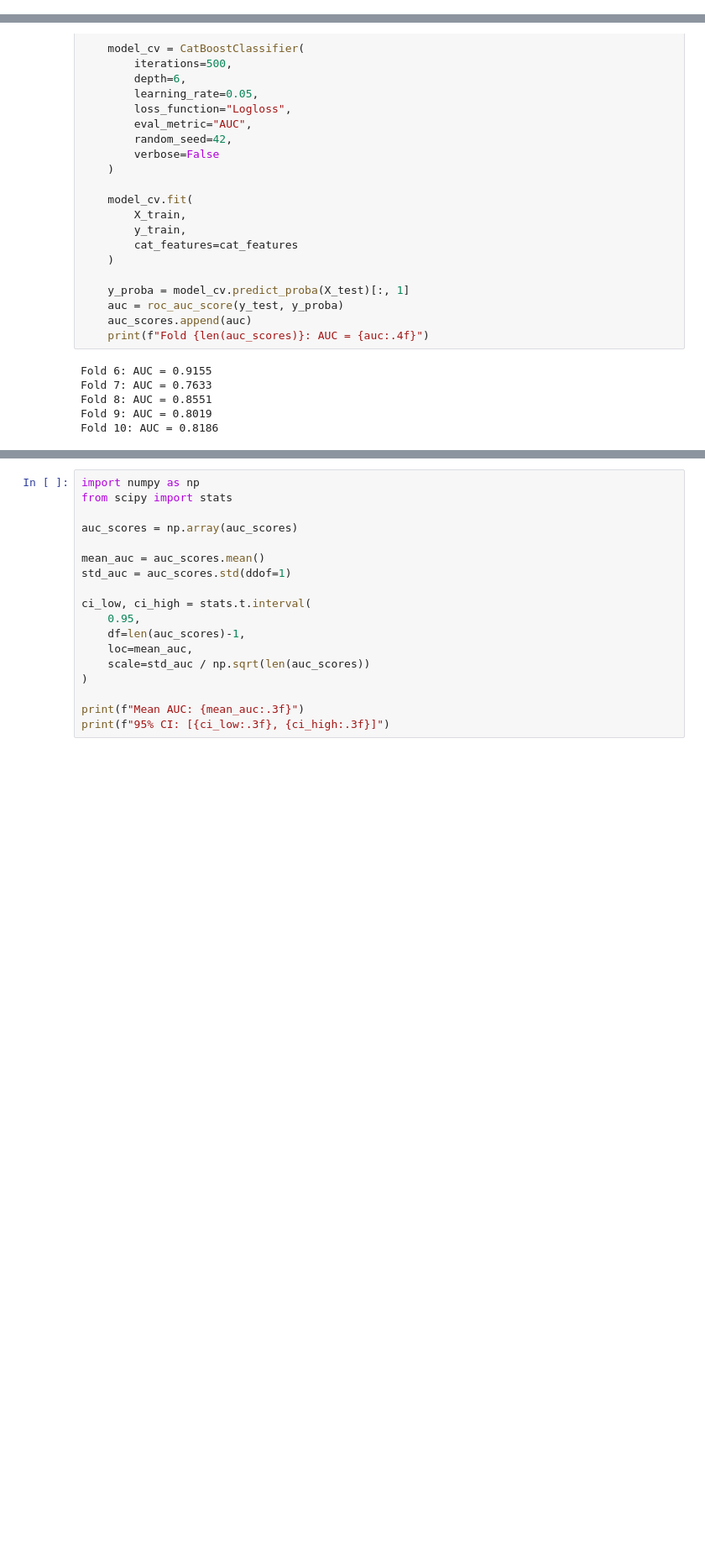
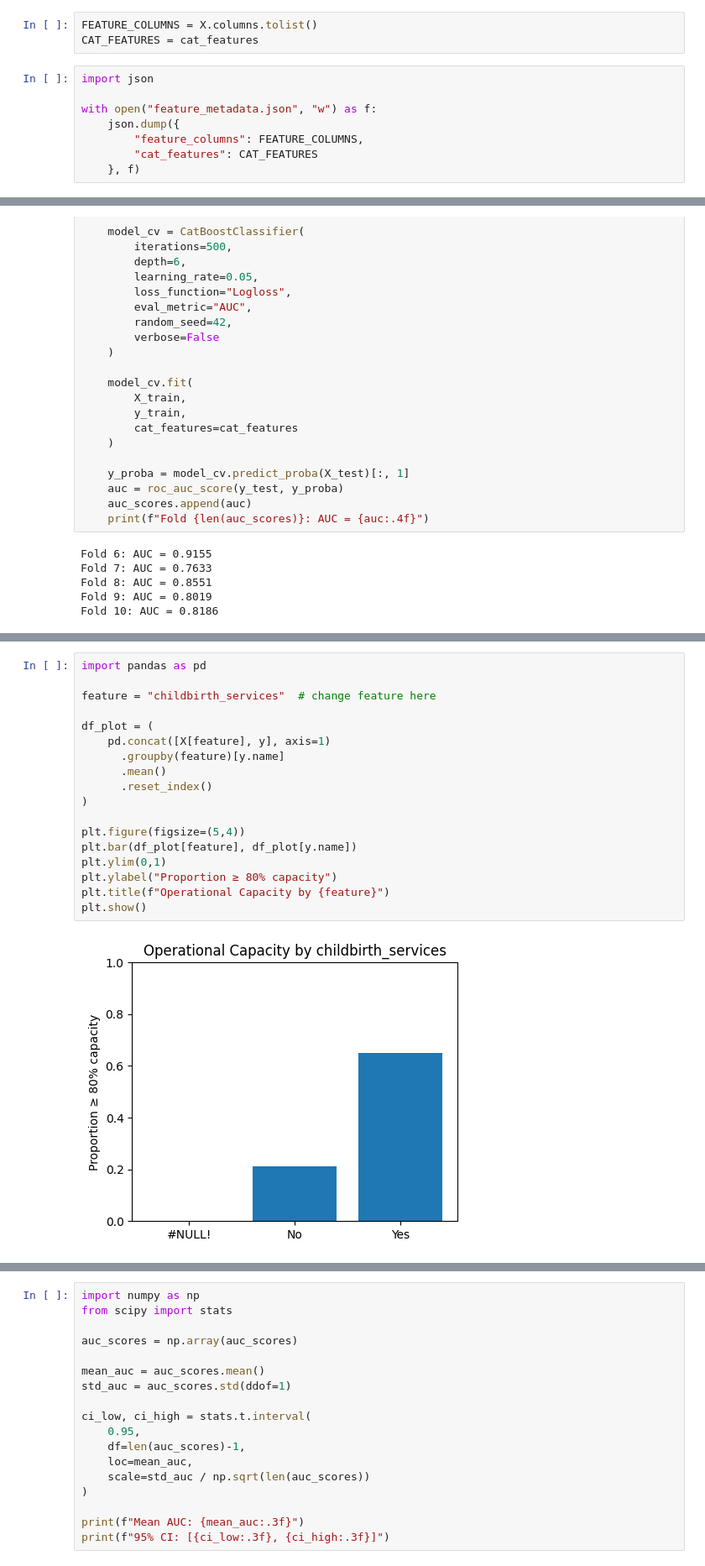
Before and after one commit to gilles-20/operational-capacity-app, a Jupyter notebook: tedjio_octavia.ipynb, the cells around one changed output, grey strips where cells are left out. Shown at 84% size. Cells and saved outputs as stored; diff of their text form; blank space fills up the shorter version.

```diff
--- a/tedjio_octavia.ipynb
+++ b/tedjio_octavia.ipynb
@@ -338,3 +338,14 @@ Fold 2: AUC = 0.7633
 Fold 3: AUC = 0.8551
 Fold 4: AUC = 0.8019
 Fold 5: AUC = 0.8186
+# %%
+FEATURE_COLUMNS = X.columns.tolist()
+CAT_FEATURES = cat_features
+# %%
+import json
+
+with open("feature_metadata.json", "w") as f:
+    json.dump({
+        "feature_columns": FEATURE_COLUMNS,
+        "cat_features": CAT_FEATURES
+    }, f)
@@ -371,0 +489,20 @@ Fold 10: AUC = 0.8186
+# %%
+import pandas as pd
+
+feature = "childbirth_services"  # change feature here
+
+df_plot = (
+    pd.concat([X[feature], y], axis=1)
+      .groupby(feature)[y.name]
+      .mean()
+      .reset_index()
+)
+
+plt.figure(figsize=(5,4))
+plt.bar(df_plot[feature], df_plot[y.name])
+plt.ylim(0,1)
+plt.ylabel("Proportion ≥ 80% capacity")
+plt.title(f"Operational Capacity by {feature}")
+plt.show()
+# %% [output]
+[figure, added]
```
Also changed, not shown: parts of 19 cells of this notebook.
